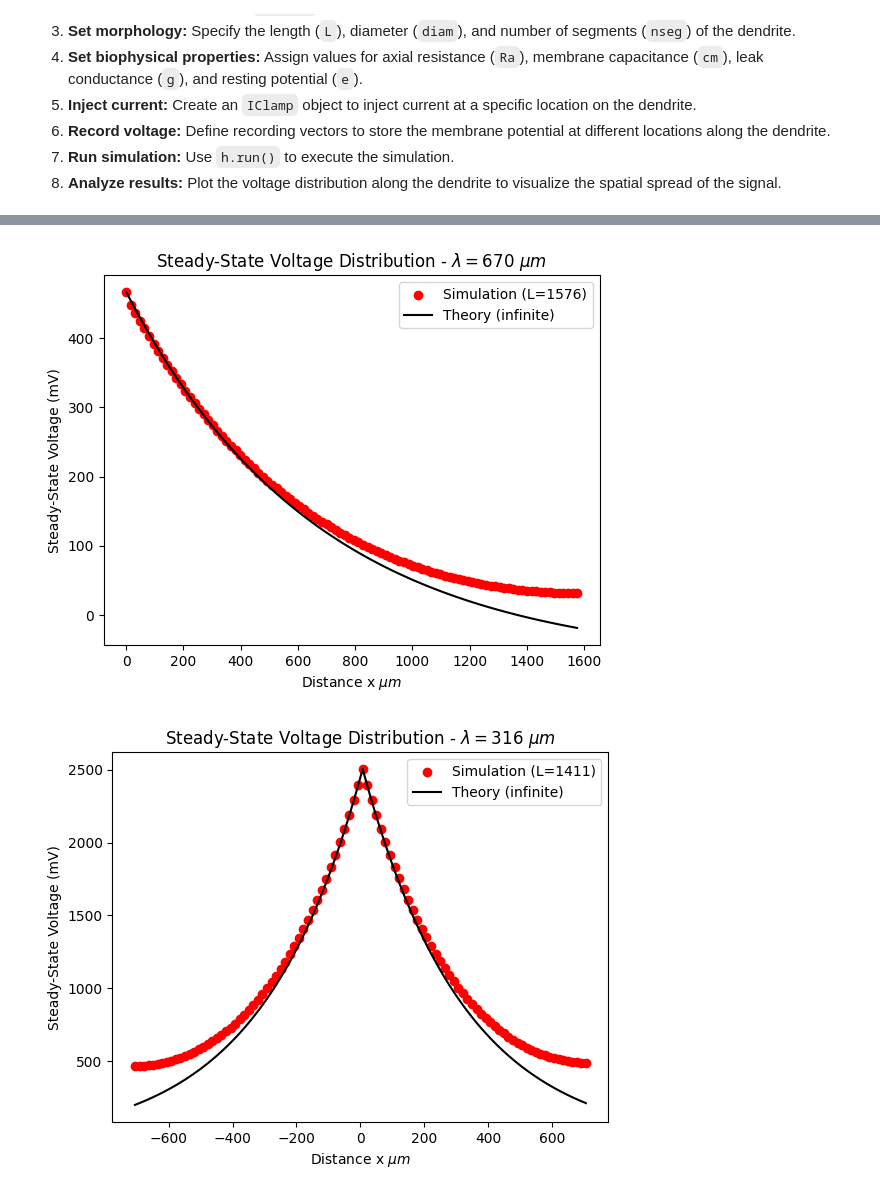
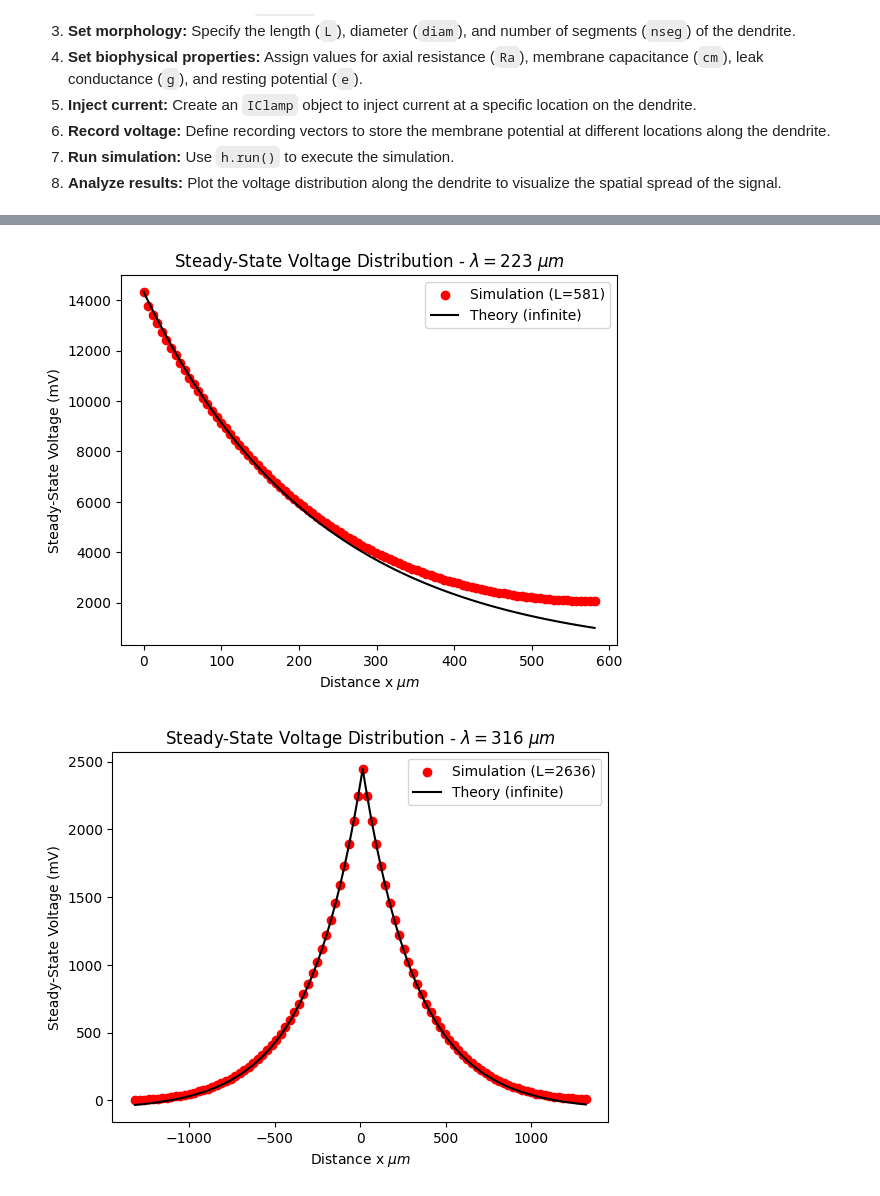
Before and after one commit to mgiugliano/ePhysSignals, a Jupyter notebook: notebooks/Cable_theory.ipynb, the cells around one changed output, grey strips where cells are left out. Saved outputs shown, nothing was run; the diff lists cells and outputs as text; code cells hidden in the pictures.

```diff
--- a/notebooks/Cable_theory.ipynb
+++ b/notebooks/Cable_theory.ipynb
@@ -82,6 +76,17 @@ ri = 200.               # Axial resistance [ohm cm]
 
 dt   = 0.025            # Time step in ms
 
+L = 1576
+a = 0.9
+
+nseg = 100              # Number of segments (spatial discretization)
+dx   = L/nseg           # Space step in micrometer
+
+# By definition...
+lmbd = np.sqrt(0.5*a*rm/ri)
+
+t_stop = 1000.  # Duration of the simulation [ms]
+
 dend.L    = L              # Length   [micrometers]
 dend.diam = 2*a            # Diameter [micrometers]
 dend.nseg = nseg           # Number of segments (spatial discretization)
@@ -108,8 +113,8 @@ stim.amp    = 1      # Amplitude [nA]
 # see https://www.neuron.yale.edu/neuron/static/docs/units/unitchart.html
 
 
-L = 1576 #@param {type:"slider", min:1, max:10000, step:5}
-a = 0.9 #@param {type:"slider", min:0.1, max:5, step:0.1}
+L = 581 #@param {type:"slider", min:1, max:10000, step:5}
+a = 0.1 #@param {type:"slider", min:0.1, max:5, step:0.1}
 
 nseg = 100              # Number of segments (spatial discretization)
 dx   = L/nseg           # Space step in micrometer
@@ -166,7 +171,7 @@ label = 'Simulation (L={})'.format(L)
 plt.legend([label, 'Theory (infinite)'])
 plt.show()
 # %% [output]
-[figure, old version]
+[figure, new version]
 # %%
 # @title Change the cable length L (and/or the radius). { run: "auto" }
 
@@ -183,7 +188,7 @@ h.load_file('stdrun.hoc')         # Standard simulation environment of NEURON
 # see https://www.neuron.yale.edu/neuron/static/docs/units/unitchart.html
 
 
-L = 1411 #@param {type:"slider", min:1, max:10000, step:5}
+L = 2636 #@param {type:"slider", min:1, max:10000, step:5}
 a = 0.2 #@param {type:"slider", min:0.1, max:5, step:0.1}
 
 
@@ -231,34 +236,34 @@ t = h.Vector().record(h._ref_t)
 # Note: locations range from 0 to 1, being a ad hoc, per-section
 # coordinate representing a position on that specific section.
 recording_locations = np.linspace(0, 1, nseg) # Along the dendrite (0 to 1)
 v_recordings = []
 for loc in recording_locations:
     v_recordings.append(h.Vector().record(dend(loc)._ref_v))
 
 # Run the simulation
 h.dt  = dt          # Time step in ms
 h.finitialize(-70)  # Initialize membrane potential
 h.tstop = t_stop    # Set the simulation to stop at 100 ms
 h.run()
 
 m = np.floor(t_stop/dt).astype(int)
 # Extract steady-state voltage, as the last value of each recording
 steady_state_v = [vv.x[m] for vv in v_recordings]
 
 theory = [(steady_state_v[int(nseg/2)]+70)*np.exp(-np.abs(k-0.505)*dx/lmbd)-70 for k in recording_locations]
 # Plot the results
 plt.figure()
 plt.scatter(recording_locations*L - dx*nseg/2, steady_state_v, marker='o', color="red")
 plt.plot(recording_locations*L - dx*nseg/2, theory, color="black")
 #plt.xlabel('Normalized Distance [$x/\lambda$]')
 plt.xlabel(r'Distance x $\mu m$')
 plt.ylabel('Steady-State Voltage (mV)')
 plt.title(r'Steady-State Voltage Distribution - $\lambda = {}\ \mu m$'.format(int(100*lmbd)))
 label = 'Simulation (L={})'.format(L)
 plt.legend([label, 'Theory (infinite)'])
 plt.show()
 # %% [output]
-[figure, old version]
+[figure, new version]
 # %%
 # @title Change the cable length L (and/or the radius). { run: "auto" }
 
```
Also changed, not shown: parts of 2 cells of this notebook.
